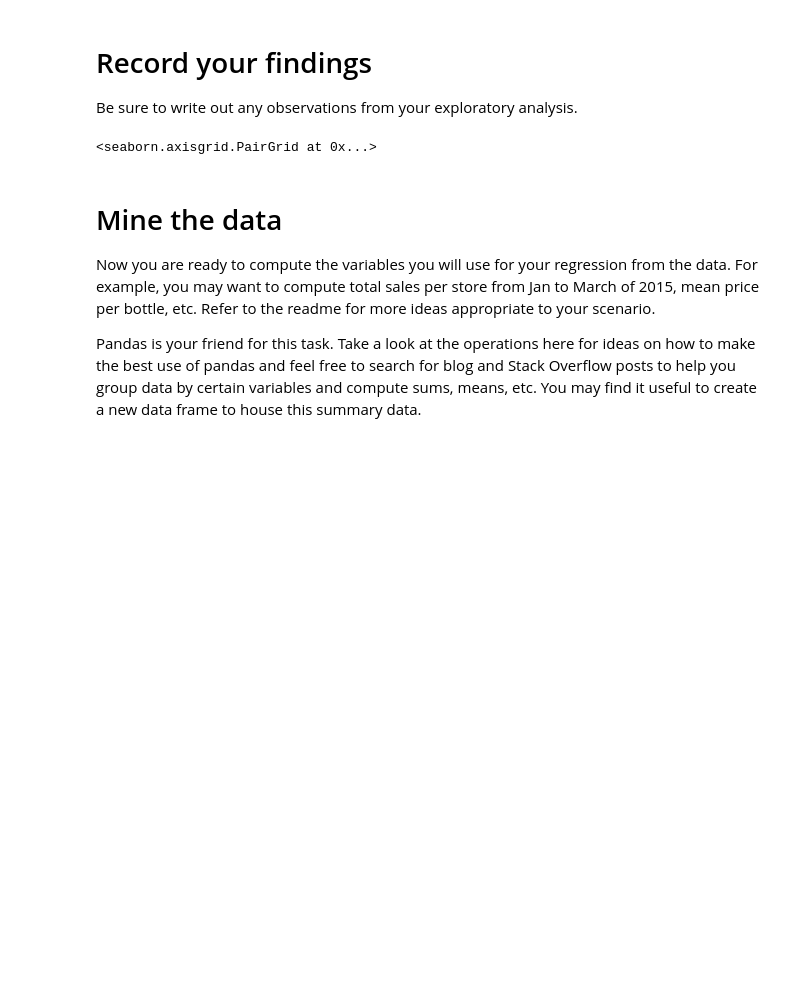
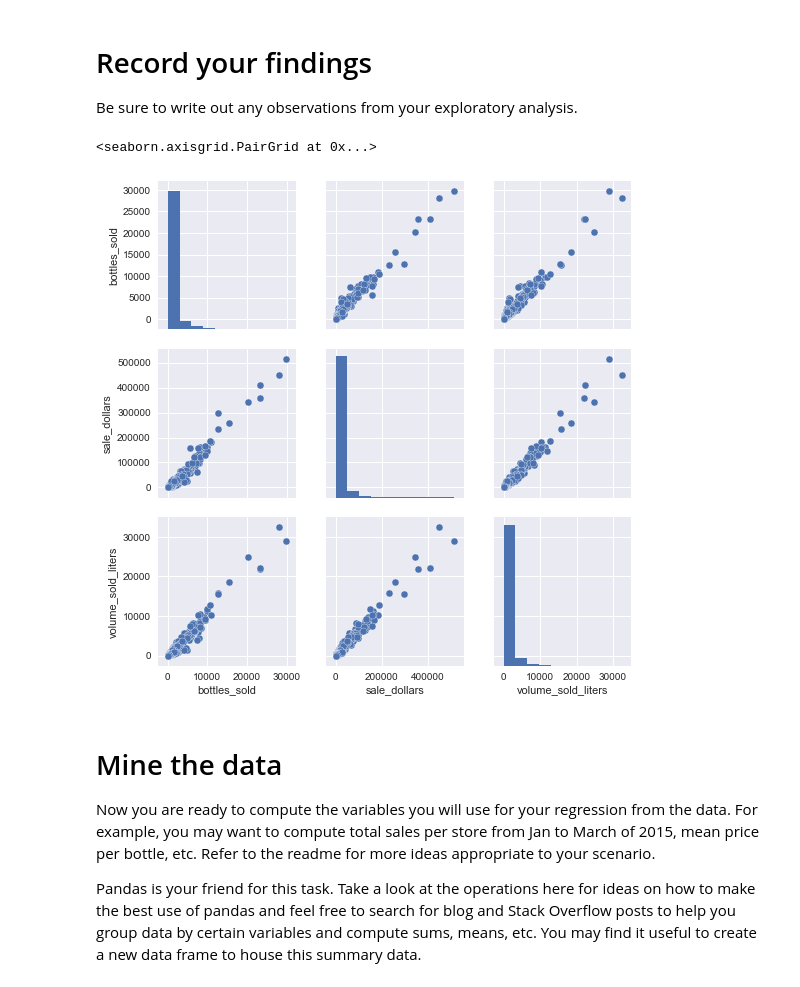
Before and after one commit to matthewbrems/old, a Jupyter notebook: projects/02-project/starter-code/project-2-starter-code-jd.ipynb, the cells around one changed output. Saved outputs shown, nothing was run; the diff lists cells and outputs as text; code cells hidden in the pictures; blank space fills up the shorter version.

```diff
--- a/projects/02-project/starter-code/project-2-starter-code-jd.ipynb
+++ b/projects/02-project/starter-code/project-2-starter-code-jd.ipynb
@@ -203,9 +182,10 @@ plt.show()
 Be sure to write out any observations from your exploratory analysis.
 # %%
 import seaborn as sns
-liquor_lite
+sns.pairplot(liquor_lite)
 # %% [output]
 <seaborn.axisgrid.PairGrid at 0x...>
+[figure, added]
 # %% [markdown]
 # Mine the data
 
```
Also changed, not shown: parts of 9 cells of this notebook, 6 other files.
